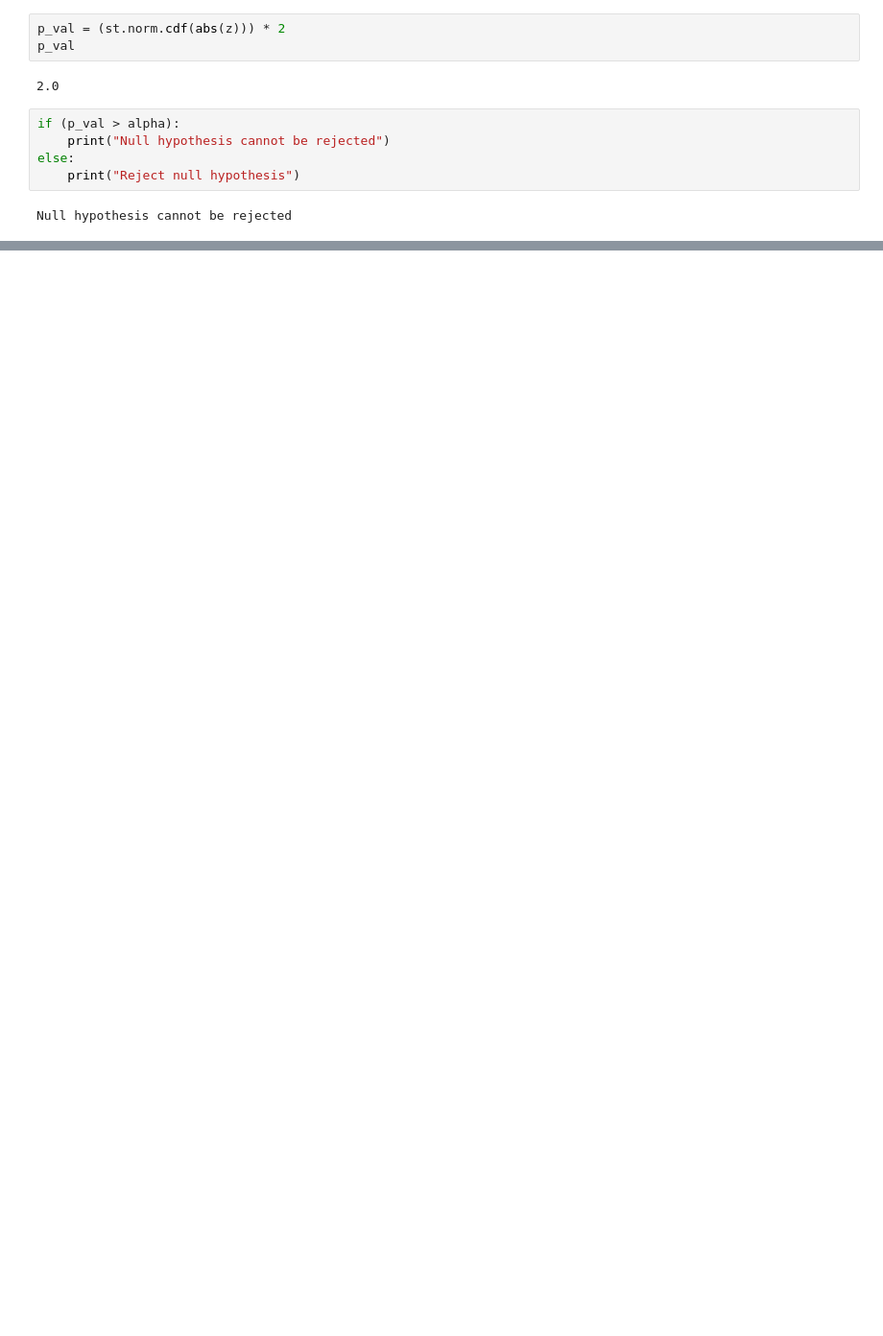
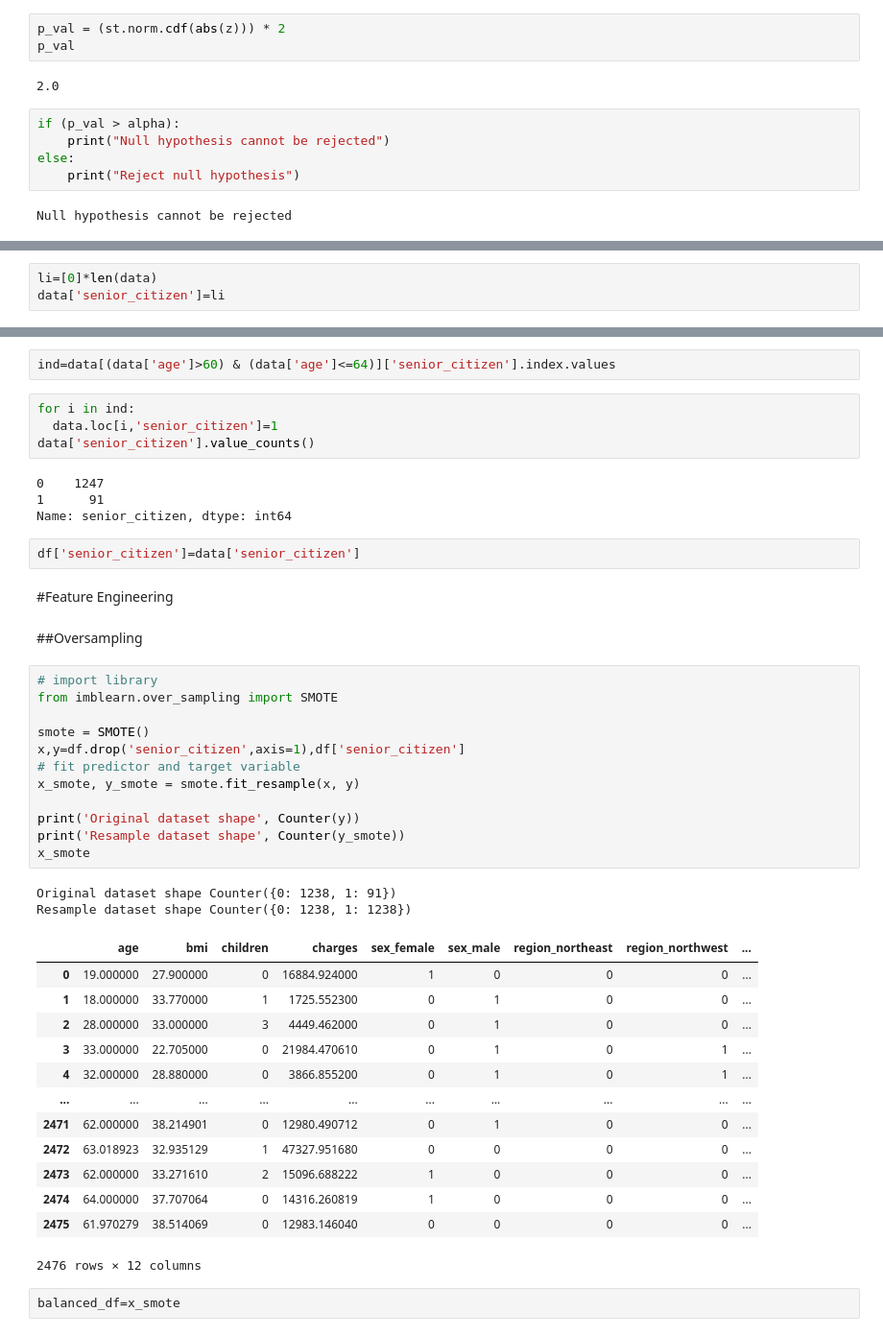
Before and after one commit to Krishnachaithany/Data-Science, a Jupyter notebook: Insurance_Case_Study_final (1).ipynb, the cells around one changed output, grey strips where cells are left out. Shown at 96% size. Saved outputs shown, nothing was run; the diff lists cells and outputs as text; blank space fills up the shorter version.

```diff
--- a/Insurance_Case_Study_final (1).ipynb
+++ b/Insurance_Case_Study_final (1).ipynb
@@ -2012,0 +2034,3 @@ Null hypothesis cannot be rejected
+# %%
+li=[0]*len(data)
+data['senior_citizen']=li
@@ -2012,0 +2047,46 @@ Null hypothesis cannot be rejected
+# %%
+ind=data[(data['age']>60) & (data['age']<=64)]['senior_citizen'].index.values
+# %%
+for i in ind:
+  data.loc[i,'senior_citizen']=1
+data['senior_citizen'].value_counts()
+# %% [output]
+0    1247
+1      91
+Name: senior_citizen, dtype: int64
+# %%
+df['senior_citizen']=data['senior_citizen']
+# %% [markdown]
+#Feature Engineering
+# %% [markdown]
+##Oversampling
+# %%
+# import library
+from imblearn.over_sampling import SMOTE
+
+smote = SMOTE()
+x,y=df.drop('senior_citizen',axis=1),df['senior_citizen']
+# fit predictor and target variable
+x_smote, y_smote = smote.fit_resample(x, y)
+
+print('Original dataset shape', Counter(y))
+print('Resample dataset shape', Counter(y_smote))
+x_smote
+# %% [output]
+Original dataset shape Counter({0: 1238, 1: 91})
+Resample dataset shape Counter({0: 1238, 1: 1238})
+|  | age | bmi | children | charges | sex_female | sex_male | region_northeast | region_northwest | ... |
+| 0 | 19.000000 | 27.900000 | 0 | 16884.924000 | 1 | 0 | 0 | 0 | ... |
+| 1 | 18.000000 | 33.770000 | 1 | 1725.552300 | 0 | 1 | 0 | 0 | ... |
+| 2 | 28.000000 | 33.000000 | 3 | 4449.462000 | 0 | 1 | 0 | 0 | ... |
+| 3 | 33.000000 | 22.705000 | 0 | 21984.470610 | 0 | 1 | 0 | 1 | ... |
+| 4 | 32.000000 | 28.880000 | 0 | 3866.855200 | 0 | 1 | 0 | 1 | ... |
+| ... | ... | ... | ... | ... | ... | ... | ... | ... | ... |
+| 2471 | 62.000000 | 38.214901 | 0 | 12980.490712 | 0 | 1 | 0 | 0 | ... |
+| 2472 | 63.018923 | 32.935129 | 1 | 47327.951680 | 0 | 0 | 0 | 0 | ... |
+| 2473 | 62.000000 | 33.271610 | 2 | 15096.688222 | 1 | 0 | 0 | 0 | ... |
+| 2474 | 64.000000 | 37.707064 | 0 | 14316.260819 | 1 | 0 | 0 | 0 | ... |
+| 2475 | 61.970279 | 38.514069 | 0 | 12983.146040 | 0 | 0 | 0 | 0 | ... |
+2476 rows × 12 columns
+# %%
+balanced_df=x_smote
```
Also changed, not shown: parts of 34 cells of this notebook.
